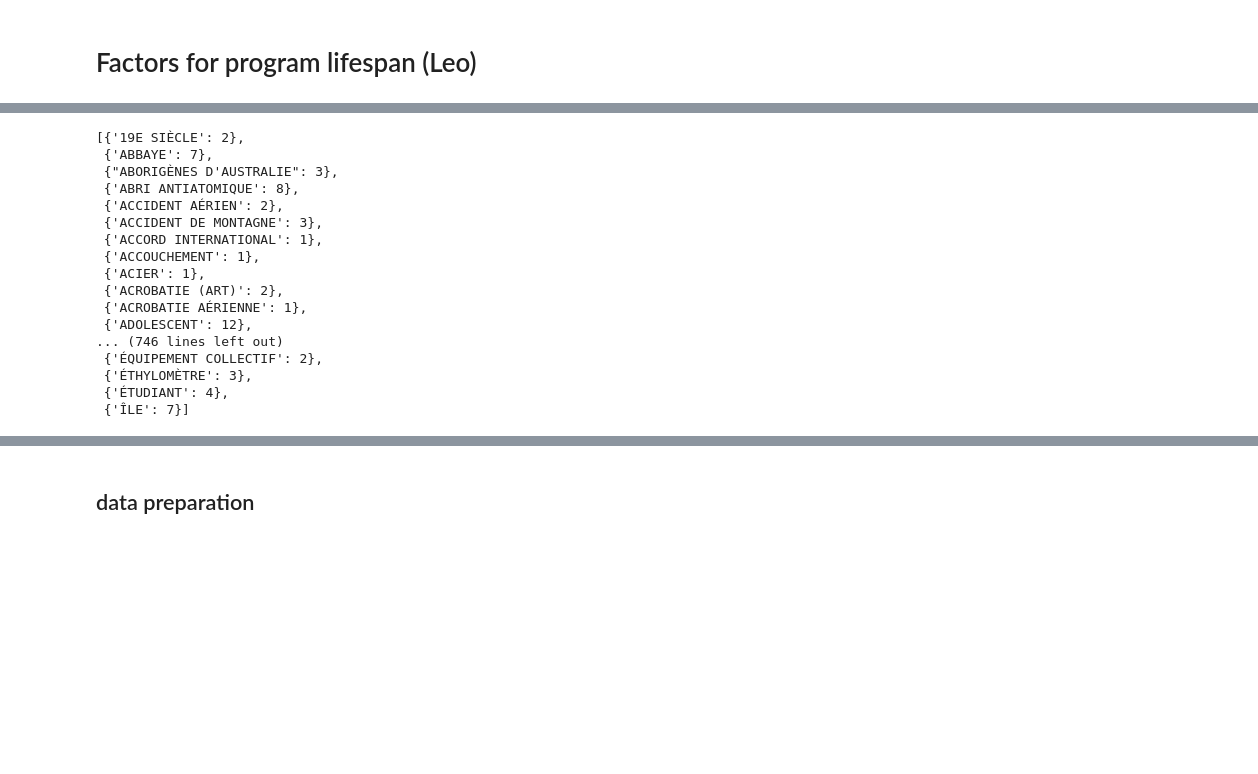
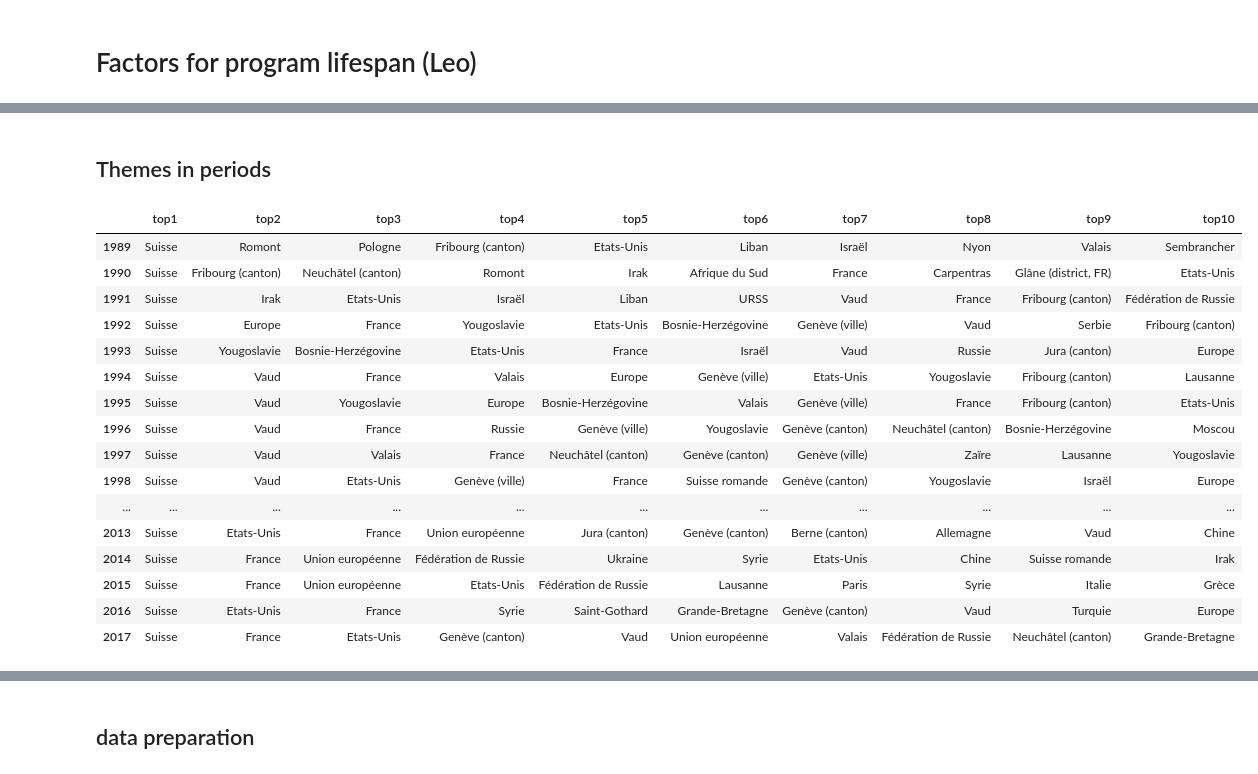
Before and after one commit to m-yaghini/ada17, a Jupyter notebook: project-master/code/data_exploration_LW.ipynb, the cells around one changed output, grey strips where cells are left out. Saved outputs shown, nothing was run; the diff lists cells and outputs as text; code cells hidden in the pictures; blank space fills up the shorter version.

```diff
--- a/project-master/code/data_exploration_LW.ipynb
+++ b/project-master/code/data_exploration_LW.ipynb
@@ -158,31 +153,2 @@ Counter(flat_list).most_common(10)
-# %%
-genra = program_groups_without_outliers.get_group(
-    'Documentaire').visualThemes.values
-
-
-flat_list = [item for sublist in genra for item in sublist]
-flat_list
-unique, counts = np.unique(flat_list, return_counts=True)
-
-di = [{u:c} for u,c in zip(unique, counts)]
-#print(unique)
-#print(counts)
-di
-# %% [output]
-[{'19E SIÈCLE': 2},
- {'ABBAYE': 7},
- {"ABORIGÈNES D'AUSTRALIE": 3},
- {'ABRI ANTIATOMIQUE': 8},
- {'ACCIDENT AÉRIEN': 2},
- {'ACCIDENT DE MONTAGNE': 3},
- {'ACCORD INTERNATIONAL': 1},
- {'ACCOUCHEMENT': 1},
- {'ACIER': 1},
- {'ACROBATIE (ART)': 2},
- {'ACROBATIE AÉRIENNE': 1},
- {'ADOLESCENT': 12},
-... (746 lines left out)
- {'ÉQUIPEMENT COLLECTIF': 2},
- {'ÉTHYLOMÈTRE': 3},
- {'ÉTUDIANT': 4},
- {'ÎLE': 7}]
+# %% [markdown]
+## Themes in periods
@@ -188,0 +207,22 @@ di
+# %%
+thematicThemes_per_year_journaldumatin = theme_per_year('thematicGeographicals', program='Journal du matin', n_top = 10)
+# %%
+thematicThemes_per_year_journaldumatin[68:]
+# %% [output]
+|  | top1 | top2 | top3 | top4 | top5 | top6 | top7 | top8 | top9 | top10 |
+| 1989 | Suisse | Romont | Pologne | Fribourg (canton) | Etats-Unis | Liban | Israël | Nyon | Valais | Sembrancher |
+| 1990 | Suisse | Fribourg (canton) | Neuchâtel (canton) | Romont | Irak | Afrique du Sud | France | Carpentras | Glâne (district, FR) | Etats-Unis |
+| 1991 | Suisse | Irak | Etats-Unis | Israël | Liban | URSS | Vaud | France | Fribourg (canton) | Fédération de Russie |
+| 1992 | Suisse | Europe | France | Yougoslavie | Etats-Unis | Bosnie-Herzégovine | Genève (ville) | Vaud | Serbie | Fribourg (canton) |
+| 1993 | Suisse | Yougoslavie | Bosnie-Herzégovine | Etats-Unis | France | Israël | Vaud | Russie | Jura (canton) | Europe |
+| 1994 | Suisse | Vaud | France | Valais | Europe | Genève (ville) | Etats-Unis | Yougoslavie | Fribourg (canton) | Lausanne |
+| 1995 | Suisse | Vaud | Yougoslavie | Europe | Bosnie-Herzégovine | Valais | Genève (ville) | France | Fribourg (canton) | Etats-Unis |
+| 1996 | Suisse | Vaud | France | Russie | Genève (ville) | Yougoslavie | Genève (canton) | Neuchâtel (canton) | Bosnie-Herzégovine | Moscou |
+| 1997 | Suisse | Vaud | Valais | France | Neuchâtel (canton) | Genève (canton) | Genève (ville) | Zaïre | Lausanne | Yougoslavie |
+| 1998 | Suisse | Vaud | Etats-Unis | Genève (ville) | France | Suisse romande | Genève (canton) | Yougoslavie | Israël | Europe |
+| ... | ... | ... | ... | ... | ... | ... | ... | ... | ... | ... |
+| 2013 | Suisse | Etats-Unis | France | Union européenne | Jura (canton) | Genève (canton) | Berne (canton) | Allemagne | Vaud | Chine |
+| 2014 | Suisse | France | Union européenne | Fédération de Russie | Ukraine | Syrie | Etats-Unis | Chine | Suisse romande | Irak |
+| 2015 | Suisse | France | Union européenne | Etats-Unis | Fédération de Russie | Lausanne | Paris | Syrie | Italie | Grèce |
+| 2016 | Suisse | Etats-Unis | France | Syrie | Saint-Gothard | Grande-Bretagne | Genève (canton) | Vaud | Turquie | Europe |
+| 2017 | Suisse | France | Etats-Unis | Genève (canton) | Vaud | Union européenne | Valais | Fédération de Russie | Neuchâtel (canton) | Grande-Bretagne |
```
Also changed, not shown: parts of 15 cells of this notebook, 1 other file.
